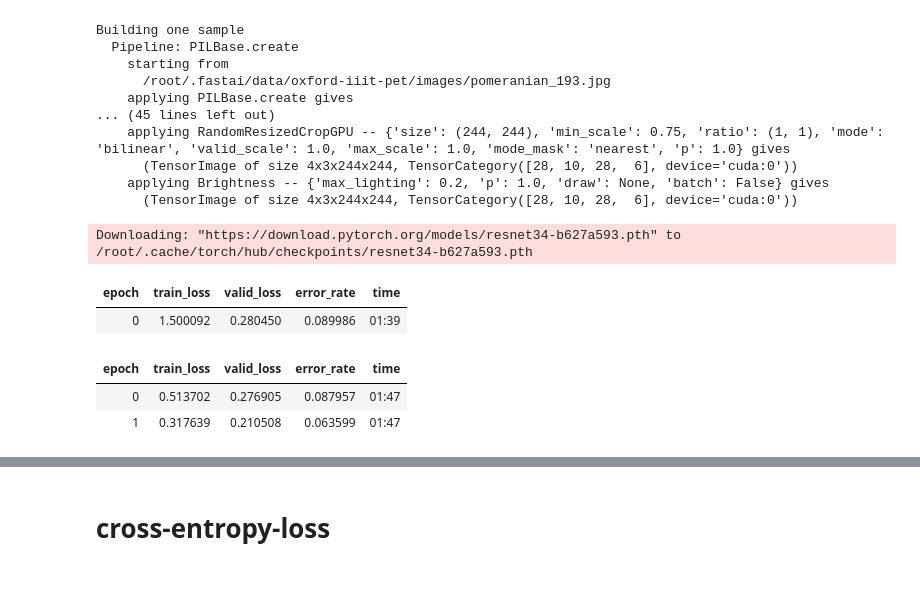
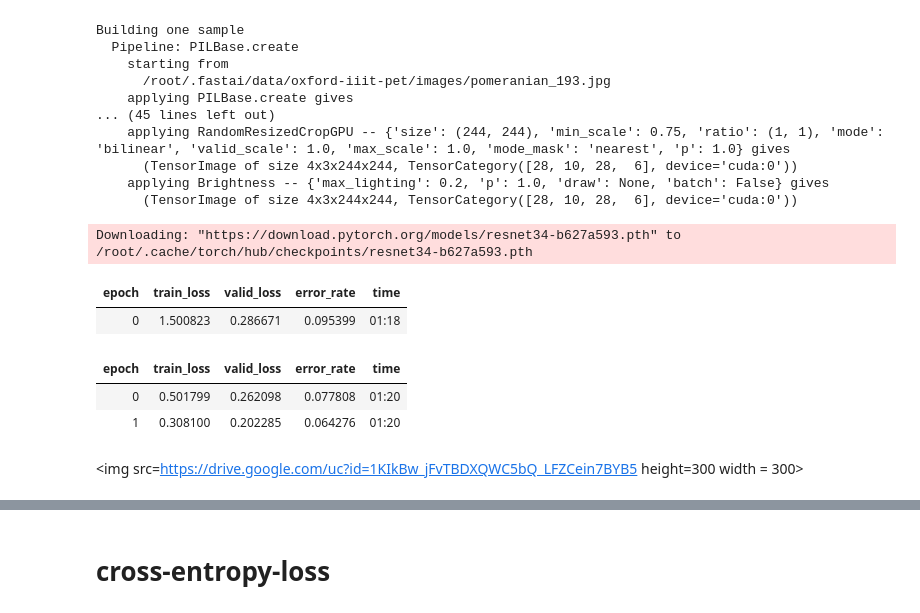
Before and after one commit to 2naff/fastai, a Jupyter notebook: Lesson5.ipynb, the cells around one changed output, grey strips where cells are left out. Cells and saved outputs as stored; diff of their text form; code cells hidden in the pictures; blank space fills up the shorter version.

```diff
--- a/Lesson5.ipynb
+++ b/Lesson5.ipynb
@@ -97,14 +78,16 @@ Building one sample
       (TensorImage of size 4x3x244x244, TensorCategory([28, 10, 28,  6], device='cuda:0'))
 # %%
 learner = cnn_learner(dls, resnet34, metrics=error_rate)
-learner.fine_tune(2)
+# learner.fine_tune(2)
 # %% [output]
 Downloading: "https://download.pytorch.org/models/resnet34-b627a593.pth" to /root/.cache/torch/hub/checkpoints/resnet34-b627a593.pth
 | epoch | train_loss | valid_loss | error_rate | time |
-| 0 | 1.500092 | 0.280450 | 0.089986 | 01:39 |
+| 0 | 1.500823 | 0.286671 | 0.095399 | 01:18 |
 | epoch | train_loss | valid_loss | error_rate | time |
-| 0 | 0.513702 | 0.276905 | 0.087957 | 01:47 |
-| 1 | 0.317639 | 0.210508 | 0.063599 | 01:47 |
+| 0 | 0.501799 | 0.262098 | 0.077808 | 01:20 |
+| 1 | 0.308100 | 0.202285 | 0.064276 | 01:20 |
+# %% [markdown]
+<img src=https://drive.google.com/uc?id=1KIkBw_jFvTBDXQWC5bQ_LFZCein7BYB5 height=300 width = 300>
 # %%
 x,y = dls.one_batch()
 
```
Also changed, not shown: parts of 33 cells of this notebook, 1 other file.
